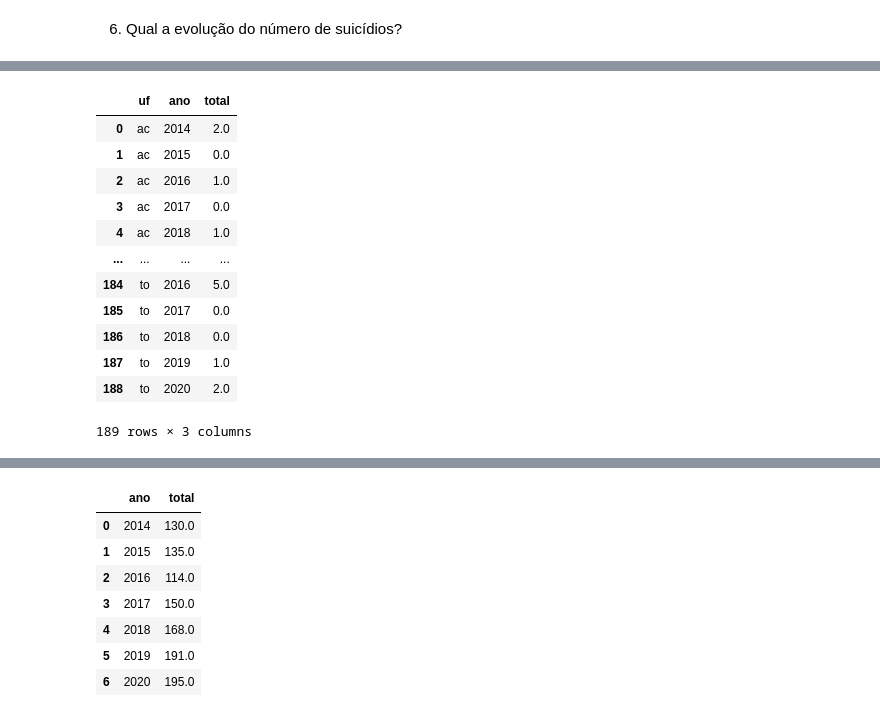
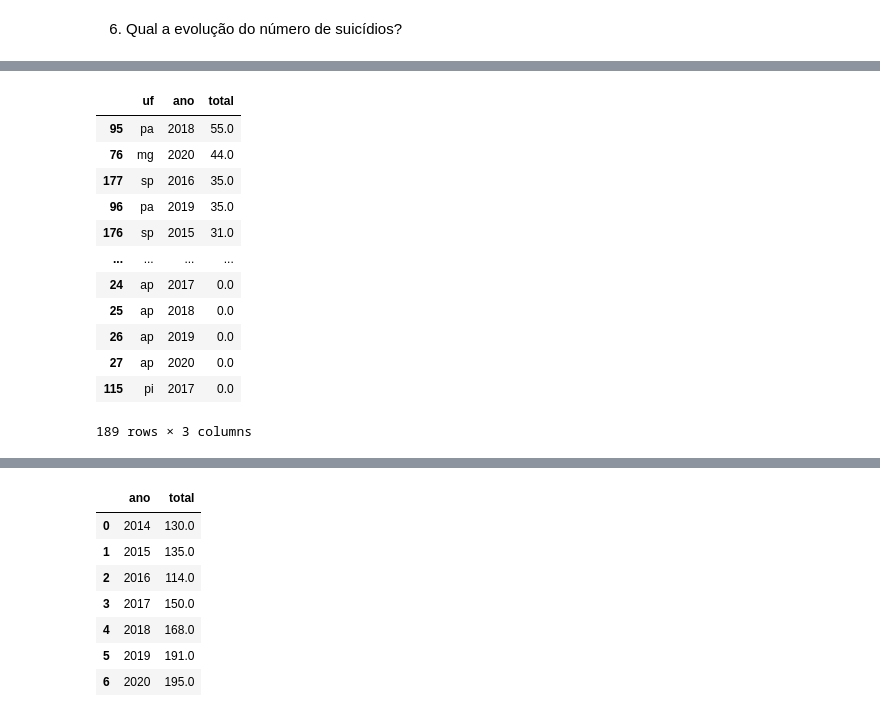
Before and after one commit to larissasayurifutino/depressao_pop_carcer, a Jupyter notebook: SRC/03_sisdepen_data_analysis.ipynb, the cells around one changed output, grey strips where cells are left out. Cells and saved outputs as stored; diff of their text form; code cells hidden in the pictures.

```diff
--- a/SRC/03_sisdepen_data_analysis.ipynb
+++ b/SRC/03_sisdepen_data_analysis.ipynb
@@ -213,18 +214,18 @@ df_suic.query('uf == "al" ')
 # %%
 df_suic = df_suic.dropna(subset = ["value"])
 df_suic_ano =  df_suic.groupby(['uf', 'ano'], as_index = False).agg(total = ('value', 'sum'))
-df_suic_ano
+df_suic_ano.sort_values('total', ascending = False)
 # %% [output]
 |  | uf | ano | total |
-| 0 | ac | 2014 | 2.0 |
-| 1 | ac | 2015 | 0.0 |
-| 2 | ac | 2016 | 1.0 |
-| 3 | ac | 2017 | 0.0 |
-| 4 | ac | 2018 | 1.0 |
+| 95 | pa | 2018 | 55.0 |
+| 76 | mg | 2020 | 44.0 |
+| 177 | sp | 2016 | 35.0 |
+| 96 | pa | 2019 | 35.0 |
+| 176 | sp | 2015 | 31.0 |
 | ... | ... | ... | ... |
-| 184 | to | 2016 | 5.0 |
-| 185 | to | 2017 | 0.0 |
-| 186 | to | 2018 | 0.0 |
-| 187 | to | 2019 | 1.0 |
-| 188 | to | 2020 | 2.0 |
+| 24 | ap | 2017 | 0.0 |
+| 25 | ap | 2018 | 0.0 |
+| 26 | ap | 2019 | 0.0 |
+| 27 | ap | 2020 | 0.0 |
+| 115 | pi | 2017 | 0.0 |
 189 rows × 3 columns
```
Also changed, not shown: parts of 49 cells of this notebook.
